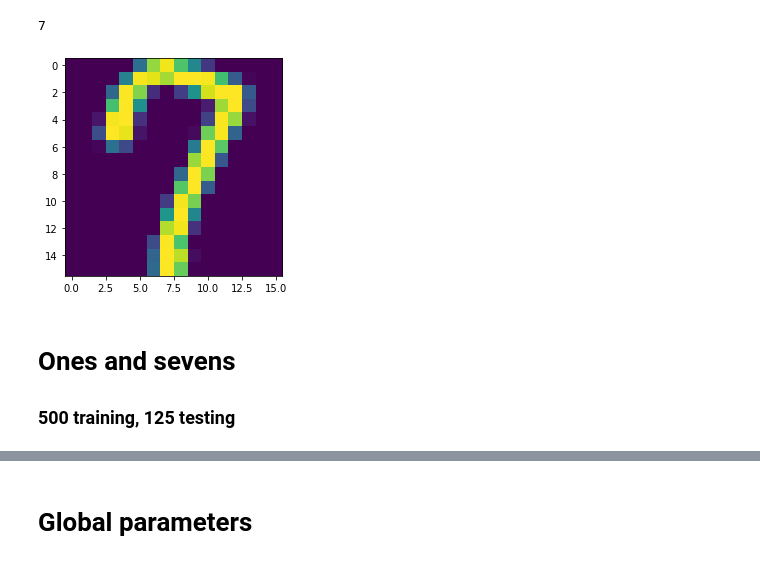
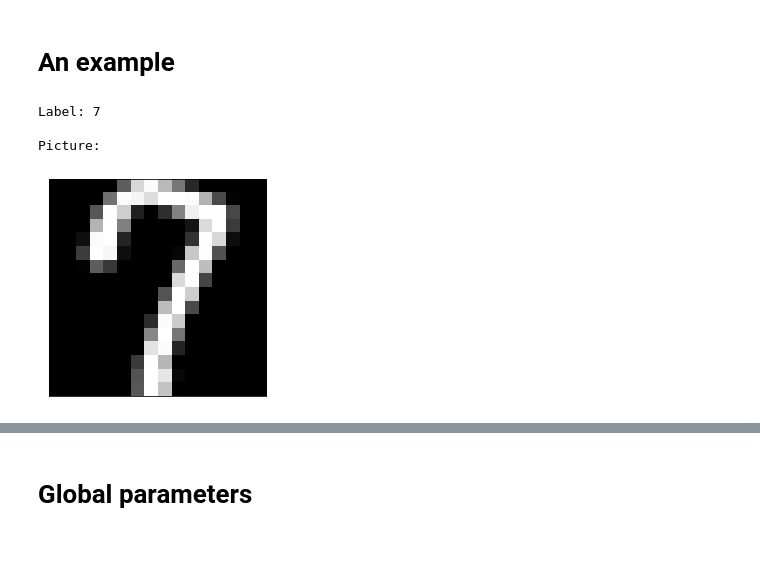
Before and after one commit to rpazuki/snn.tutorial, a Jupyter notebook: fully.obseverd.models.ipynb, the cells around one changed output, grey strips where cells are left out. Drawn from its saved outputs; the diff is of its cells as text; code cells hidden in the pictures.

```diff
--- a/fully.obseverd.models.ipynb
+++ b/fully.obseverd.models.ipynb
@@ -40,14 +32,19 @@ with h5py.File('usps.h5', 'r') as hf:
         test = hf.get('test')
         X_te = test.get('data')[:]
         y_te = test.get('target')[:]
+# %% [markdown]
+# An example
 # %%
-print(y_tr[3])
-plt.imshow(X_tr[3,:].reshape(16,16), interpolation='nearest')
+print(f"Label: {y_tr[3]}")
+print()
+print("Picture:")
+plt.imshow(X_tr[3,:].reshape(16,16), interpolation='nearest', cmap='gray')
+frame1 = plt.gca()
+frame1.axes.get_xaxis().set_ticks([])
+frame1.axes.get_yaxis().set_ticks([])
 plt.show()
 # %% [output]
-7
+Label: 7
+
+Picture:
-[figure, old version]
+[figure, new version]
-# %% [markdown]
-# Ones and sevens
-
-### 500 training, 125 testing
```
Also changed, not shown: parts of 58 cells of this notebook, 1 other file.
